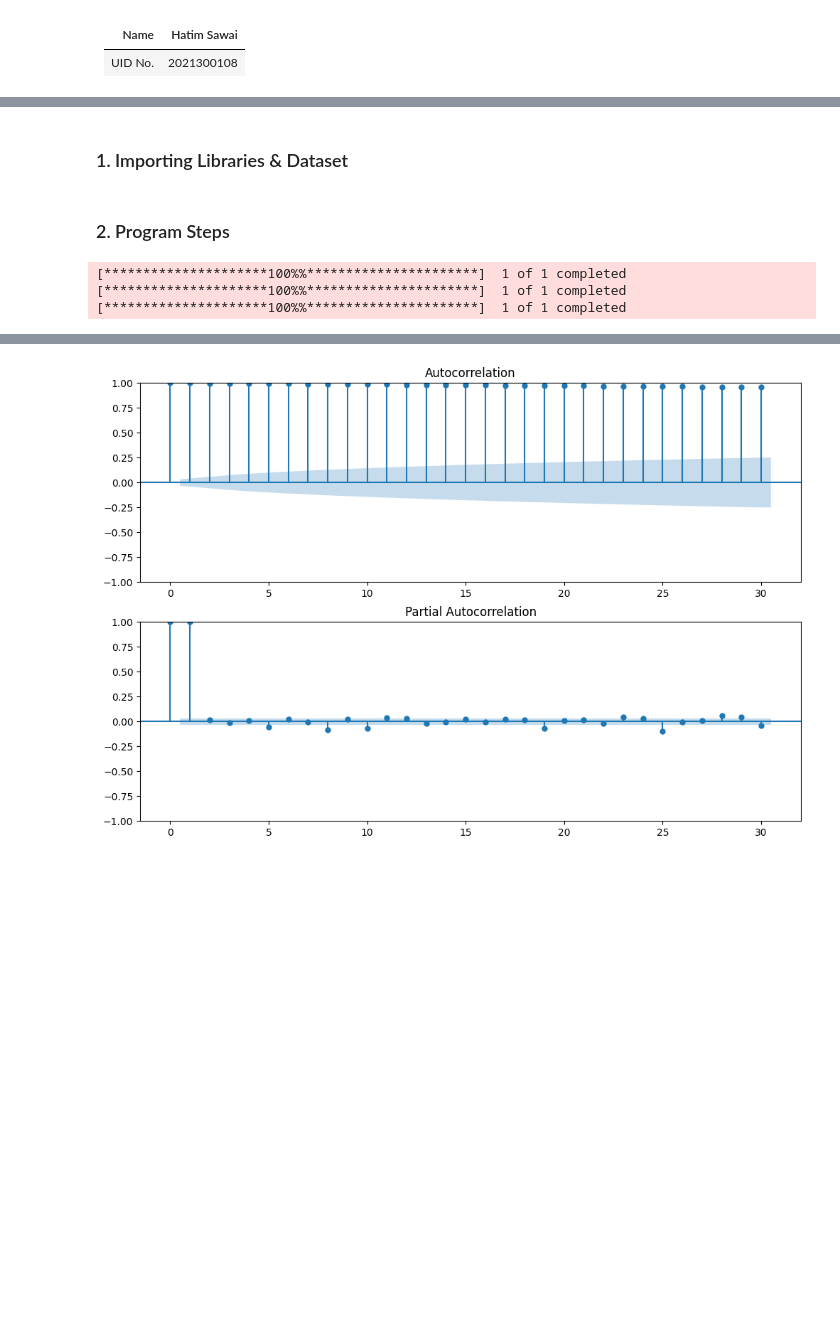
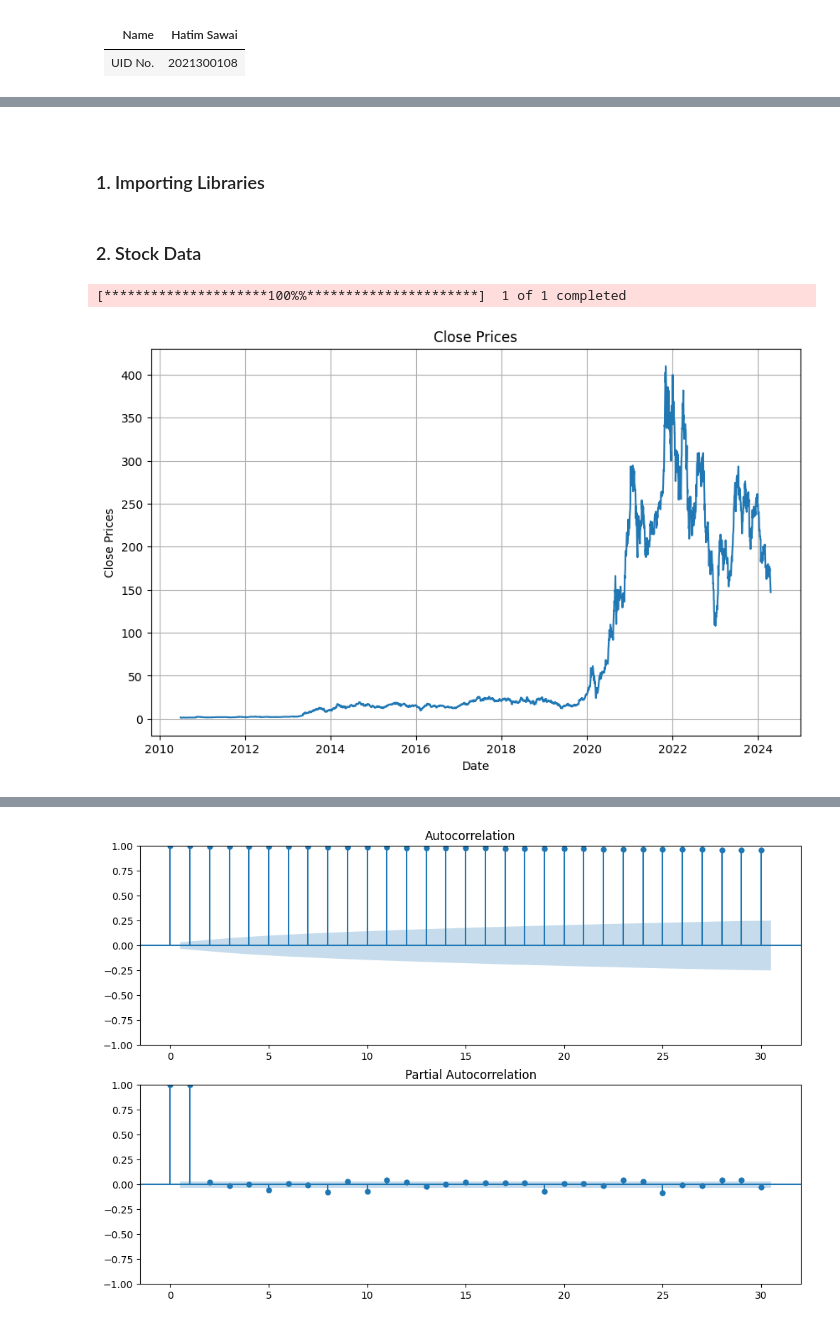
Before and after one commit to Hitstar53/BAP-Practicals, a Jupyter notebook: Exp10/exp10.ipynb, the cells around one changed output, grey strips where cells are left out. Cells and saved outputs as stored; diff of their text form; code cells hidden in the pictures; blank space fills up the shorter version.

```diff
--- a/Exp10/exp10.ipynb
+++ b/Exp10/exp10.ipynb
@@ -72,6 +121,8 @@
   </tr>
 </tbody>
 </table>
+# %% [markdown]
+<div style="page-break-before: always;"></div>
 # %% [markdown]
-### 1. Importing Libraries & Dataset
+### 1. Importing Libraries
 # %%
@@ -87,5 +145,5 @@ from sklearn.metrics import mean_squared_error, mean_absolute_error
 # %% [markdown]
-### 2. Program Steps
+### 2. Stock Data
 # %%
 # Function to fetch stock data
 def fetch_stock_data(ticker, start_date, end_date):
@@ -94,14 +152,22 @@ def fetch_stock_data(ticker, start_date, end_date):
 # %%
 # Define start and end dates, and tickers
 start_date = "2010-01-01"
-end_date = "2024-03-25"
-tickers = ["TSLA", "NFLX", "GOOG"]
+end_date = "2024-04-20"
+tickers = ["TSLA"]
 
 # Fetch stock data
 stock_data = {}
 for ticker in tickers:
     stock_data[ticker] = fetch_stock_data(ticker, start_date, end_date)
+
+# plot close price
+plt.figure(figsize=(10, 6))
+plt.grid(True)
+plt.xlabel("Date")
+plt.ylabel("Close Prices")
+plt.plot(stock_data["TSLA"]["Close"], label="TSLA")
+plt.title("Close Prices")
+plt.show()
 # %% [output]
 [*********************100%%**********************]  1 of 1 completed
-[*********************100%%**********************]  1 of 1 completed
-[*********************100%%**********************]  1 of 1 completed
+[figure, added]
```
Also changed, not shown: parts of 32 cells of this notebook, 3 other files.
